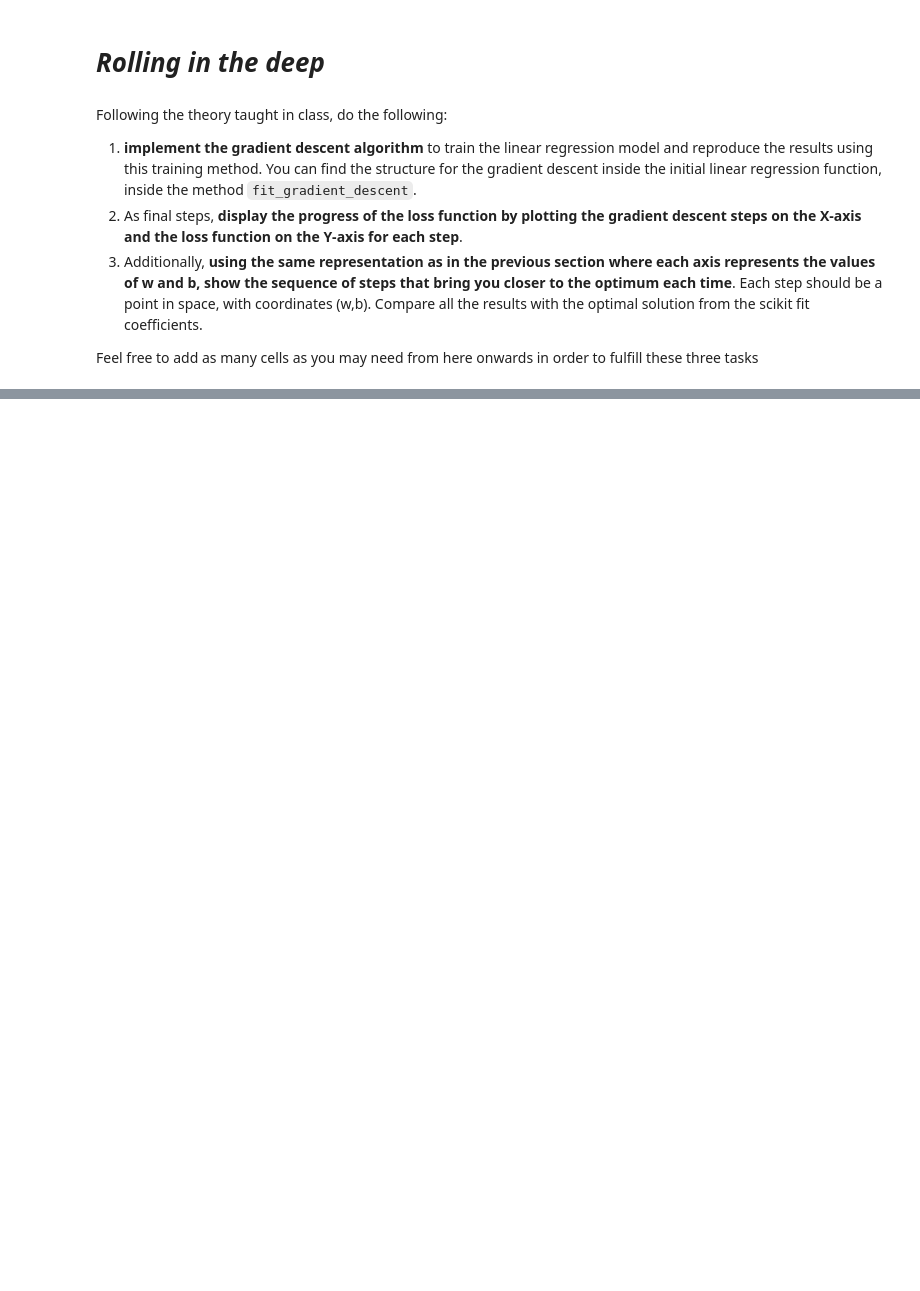
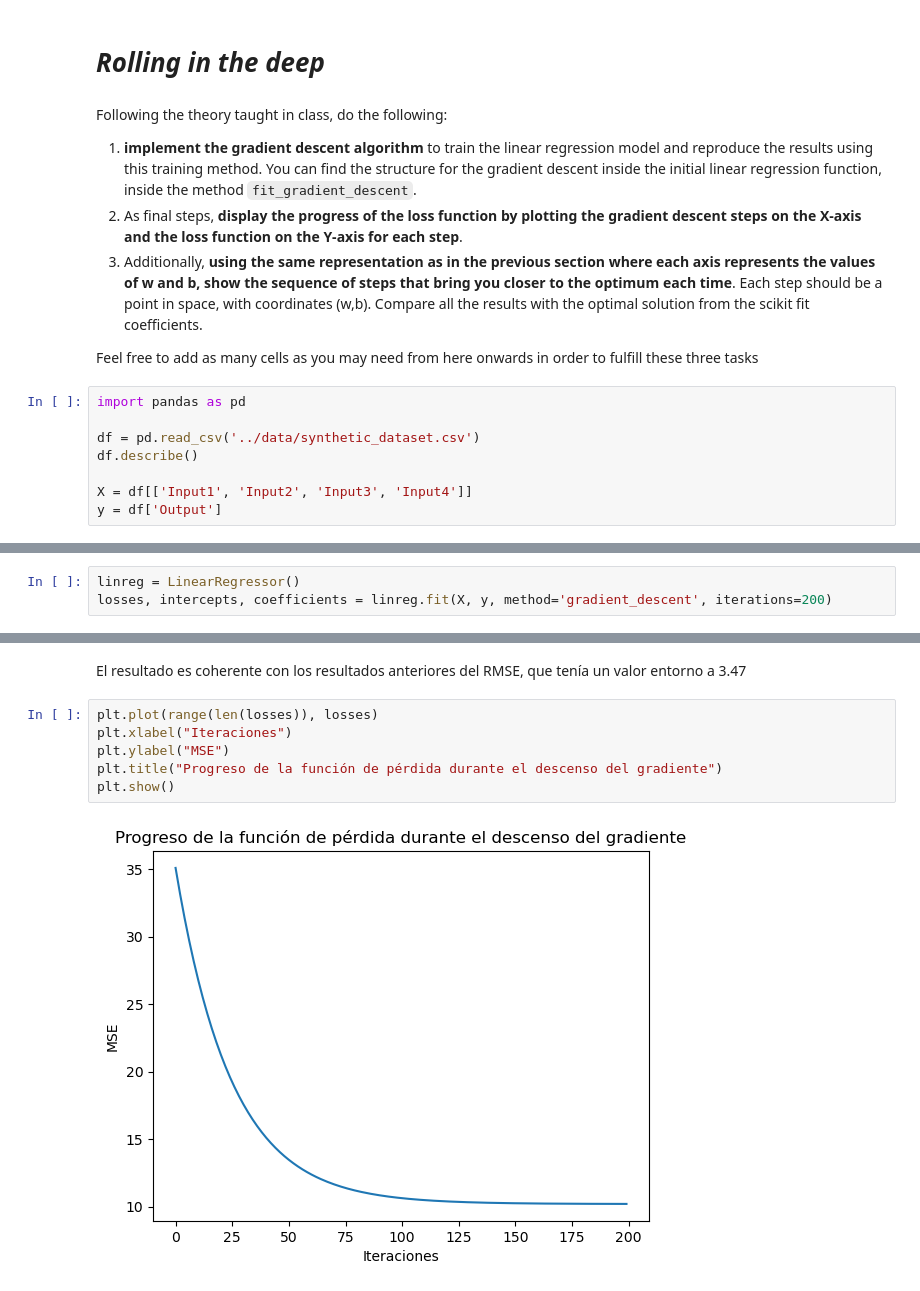
Before and after one commit to ICAI-IMAT-ML/p2-4-berasteguip, a Jupyter notebook: notebook/Lab_2_4_LR2.ipynb, the cells around one changed output, grey strips where cells are left out. Saved outputs shown, nothing was run; the diff lists cells and outputs as text; blank space fills up the shorter version.

```diff
--- a/notebook/Lab_2_4_LR2.ipynb
+++ b/notebook/Lab_2_4_LR2.ipynb
@@ -359,3 +355,11 @@ Following the theory taught in class, do the following:
 3. Additionally, **using the same representation as in the previous section where each axis represents the values of w and b, show the sequence of steps that bring you closer to the optimum each time**. Each step should be a point in space, with coordinates (w,b). Compare all the results with the optimal solution from the scikit fit coefficients.
 
 Feel free to add as many cells as you may need from here onwards in order to fulfill these three tasks
+# %%
+import pandas as pd
+
+df = pd.read_csv('../data/synthetic_dataset.csv')
+df.describe()
+
+X = df[['Input1', 'Input2', 'Input3', 'Input4']]
+y = df['Output']
@@ -361,0 +368,3 @@ Feel free to add as many cells as you may need from here onwards in order to ful
+# %%
+linreg = LinearRegressor()
+losses, intercepts, coefficients = linreg.fit(X, y, method='gradient_descent', iterations=200)
@@ -361,0 +392,10 @@ Feel free to add as many cells as you may need from here onwards in order to ful
+# %% [markdown]
+El resultado es coherente con los resultados anteriores del RMSE, que tenía un valor entorno a 3.47
+# %%
+plt.plot(range(len(losses)), losses)
+plt.xlabel("Iteraciones")
+plt.ylabel("MSE")
+plt.title("Progreso de la función de pérdida durante el descenso del gradiente")
+plt.show()
+# %% [output]
+[figure, added]
```
Also changed, not shown: parts of 11 cells of this notebook, 1 other file.
